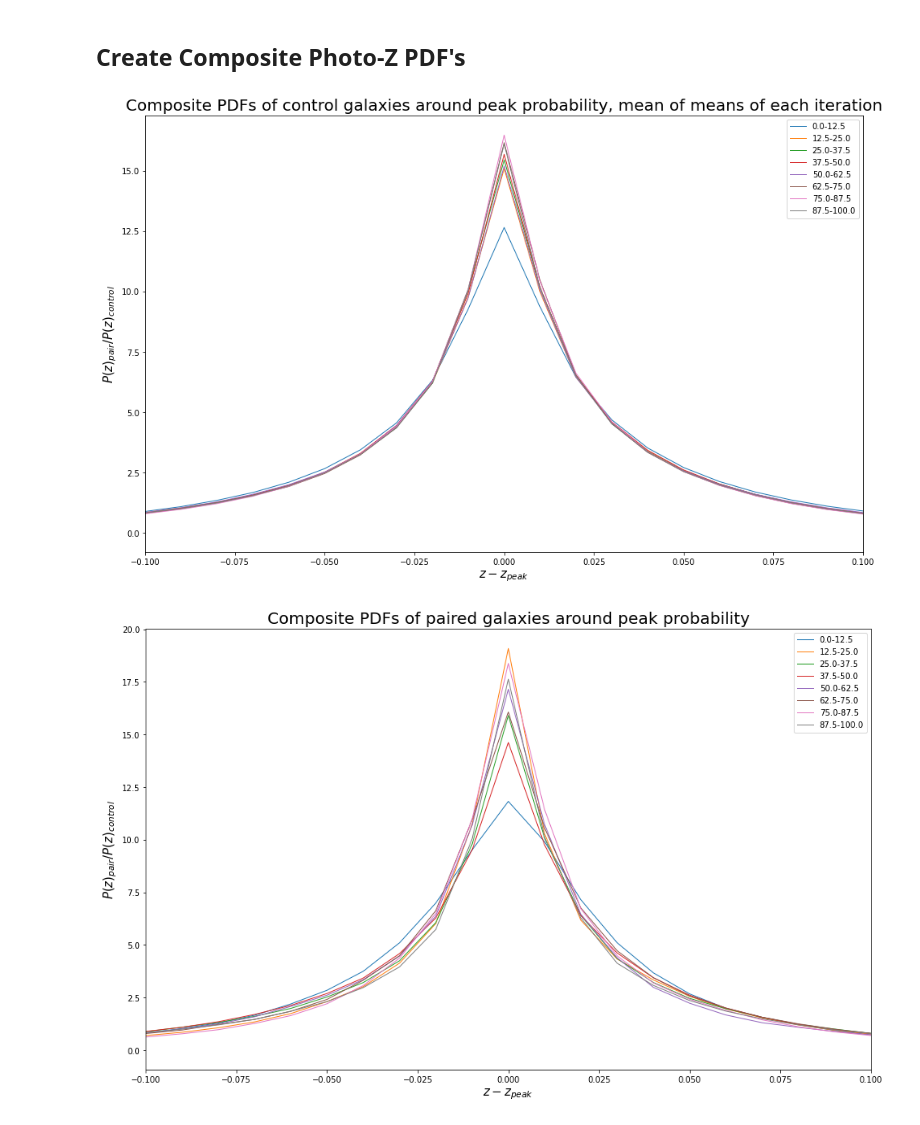
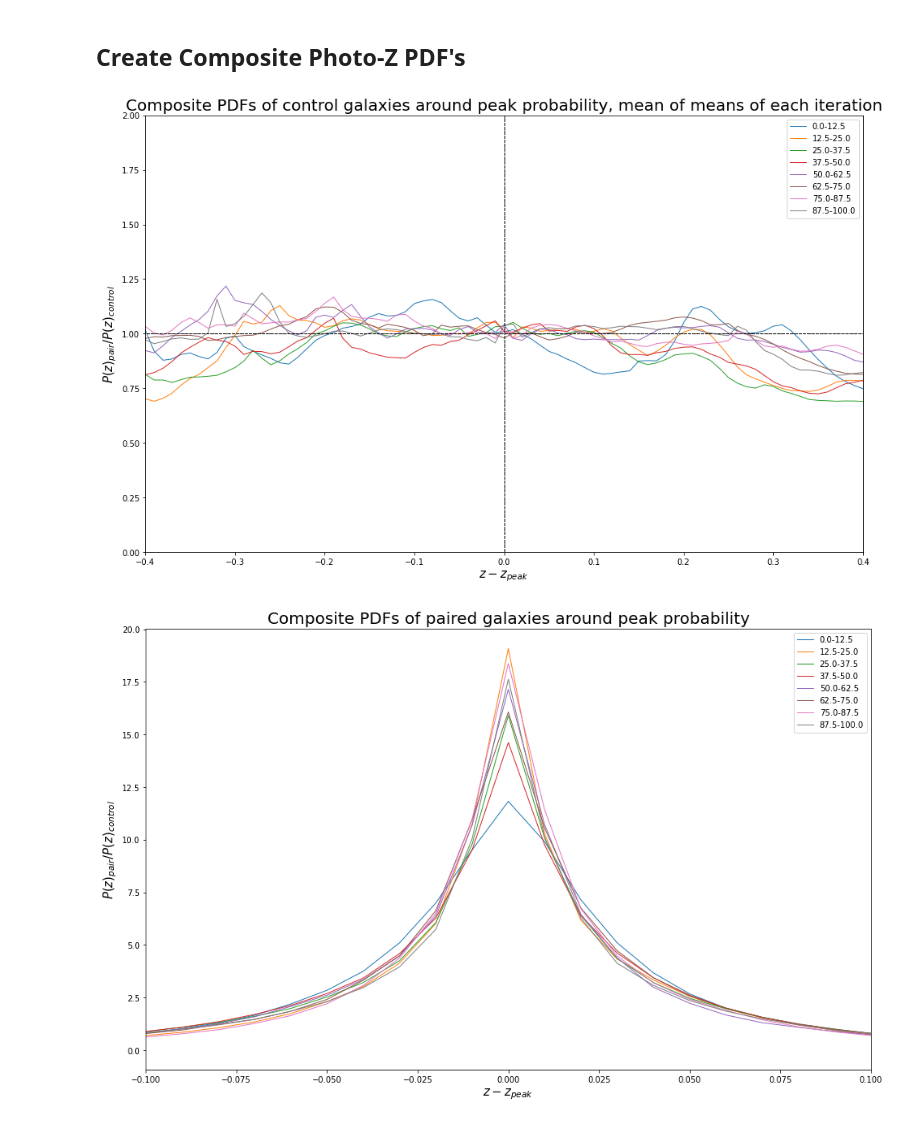
Before and after one commit to sldough21/pair-conv-misc, a Jupyter notebook: am_analysis.ipynb, the cells around one changed output. Drawn from its saved outputs; the diff is of its cells as text; code cells hidden in the pictures.

```diff
--- a/am_analysis.ipynb
+++ b/am_analysis.ipynb
@@ -129,0 +209,11 @@ ran_df7 = ran_df[ (ran_df['partner_control2_drawn_LX'] > 42) ]
+# %%
+# change from list of arrays to arrays
+for rnge in bins:
+    im_dict[bins[rnge]] = np.concatenate(im_dict[bins[rnge]]).ravel()
+    iz_dict[bins[rnge]] = np.concatenate(iz_dict[bins[rnge]]).ravel()
+    pm_dict[bins[rnge]] = np.concatenate(pm_dict[bins[rnge]]).ravel()
+    pz_dict[bins[rnge]] = np.concatenate(pz_dict[bins[rnge]]).ravel()
+
+    # remove nans from control arrays
+    im_dict[bins[rnge]] = im_dict[bins[rnge]][~np.isnan(im_dict[bins[rnge]])]
+    iz_dict[bins[rnge]] = iz_dict[bins[rnge]][~np.isnan(iz_dict[bins[rnge]])]
@@ -250,7 +392,7 @@ n_bins = 8
 bins, bin_all_pairfrac, bin_all_isofrac, bin_AGN_count, bin_gal_count = make_bins(max_dist=max_dist, n_bins=n_bins)
 
 # define X-ray luminosity AGN limit
-LX_AGN = 42
+LX_AGN = 10**42
 
 # create dictionaries to store AGN fractions
 bin_AGN = {}
@@ -258,14 +400,14 @@ bin_pairfrac = {}
 bin_isofrac = {}
 
 # data_path2 = 'photo-specz_results/q_zspec_gt_1/'
-data_path2 = 'photo-specz_results/q_zspec_ge_1_wAird/'
-# data_path2 = 'photo-specz_results/q_zspec_gt_1_wAird/'
+# data_path2 = 'photo-specz_results/q_zspec_ge_1_wAird/'
+data_path2 = 'photo-specz_results/q_zspec_gt_1_wAird/'
 # data_path2 = 'photoz_results/'
 
 # read through all the iteration files
 for file in tqdm(os.listdir(data_path+data_path2)):
     it_df = pd.read_csv(data_path+data_path2+file)
-    it_df = it_df[ (it_df['prime_drawn_M'] > 10) & (it_df['prime_drawn_z'] < 2.5) ] #]# & (it_df['field'] != 'GDS') ]# &
+    it_df = it_df[ (it_df['prime_drawn_M'] > 10) & (it_df['prime_drawn_z'] < 3.0) & (it_df['field'] != 'GDS') ]# &
                 #(it_df['mass_ratio'] <= 0.40)]
 
     # separate pairs into bins
@@ -604,28 +749,28 @@ for key in bins:
 # %%
 # finally plot
 fig = plt.figure(figsize=(16,10))
 comp_z = np.arange(-0.4, 0.41, 0.01)
 
 for key in mean_comp_pair_all:
-    # plt.plot(comp_z, mean_comp_pair_all[key] / mean_comp_control_all[key], label=key, linewidth=1)
-    # plt.plot([-1,1],[1,1], c='black', linestyle='--', linewidth=1)
-    # plt.plot([0,0],[-5,5], c='black', linestyle='--', linewidth=1)
-    plt.plot(comp_z, mean_comp_control_all[key], label=key, linewidth=1)
+    plt.plot(comp_z, mean_comp_pair_all[key] / mean_comp_control_all[key], label=key, linewidth=1)
+    plt.plot([-1,1],[1,1], c='black', linestyle='--', linewidth=1)
+    plt.plot([0,0],[-5,5], c='black', linestyle='--', linewidth=1)
+    # plt.plot(comp_z, mean_comp_control_all[key], label=key, linewidth=1)
 
     ### seems to be something goin on here... ###
     ### no reason why the PDF widths should be so correlated between pair and control ###
 
 plt.legend(fontsize=10)
 plt.xlabel('$z-z_{peak}$', fontsize=15)
 plt.ylabel('$P(z)_{pair} / P(z)_{control}$', fontsize=15)
 plt.title('Composite PDFs of control galaxies around peak probability, mean of means of each iteration', fontsize=20)
-# plt.xlim(-0.4,0.4)
-# plt.ylim(0,2)
+plt.xlim(-0.4,0.4)
+plt.ylim(0,2)
 
-plt.xlim(-0.1,0.1)
+# plt.xlim(-0.1,0.1)
 plt.show()
 # %% [output]
-[figure, old version]
+[figure, new version]
 # %%
 # make this into a function:
 def composite_PDFs(file):
```
Also changed, not shown: parts of 18 cells of this notebook.
